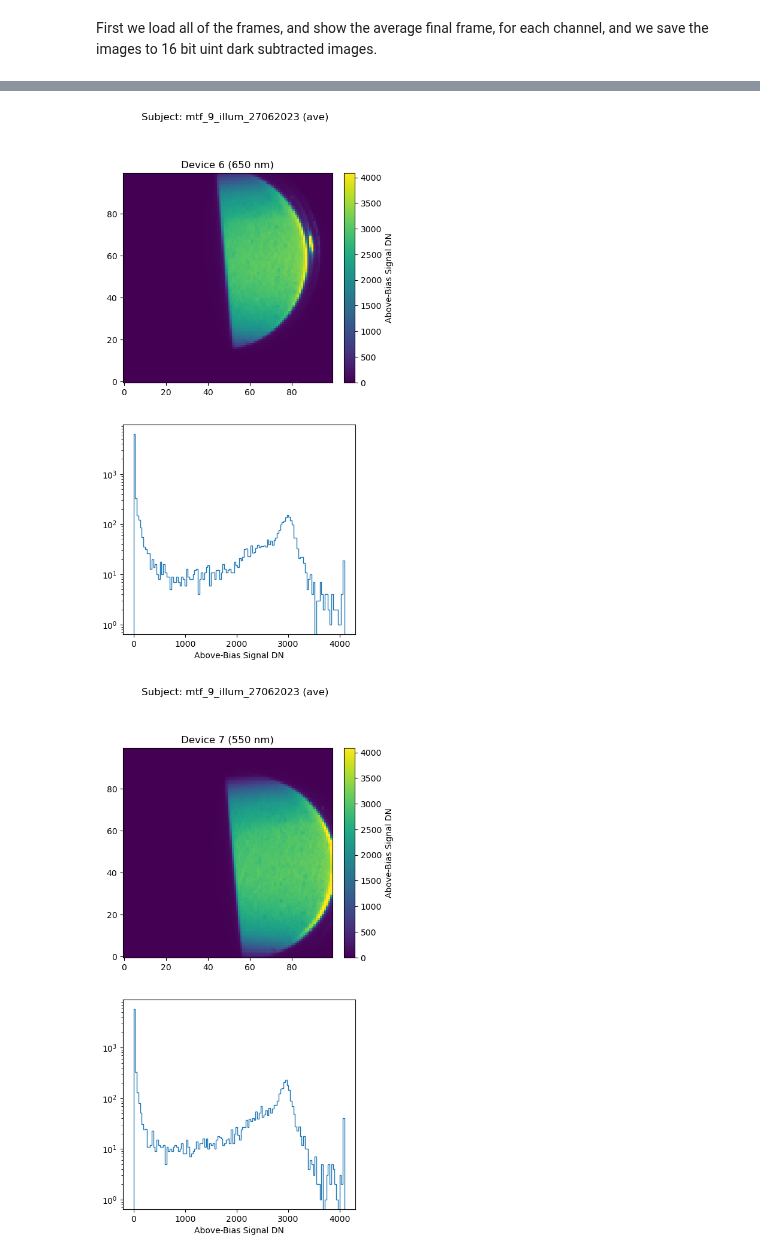
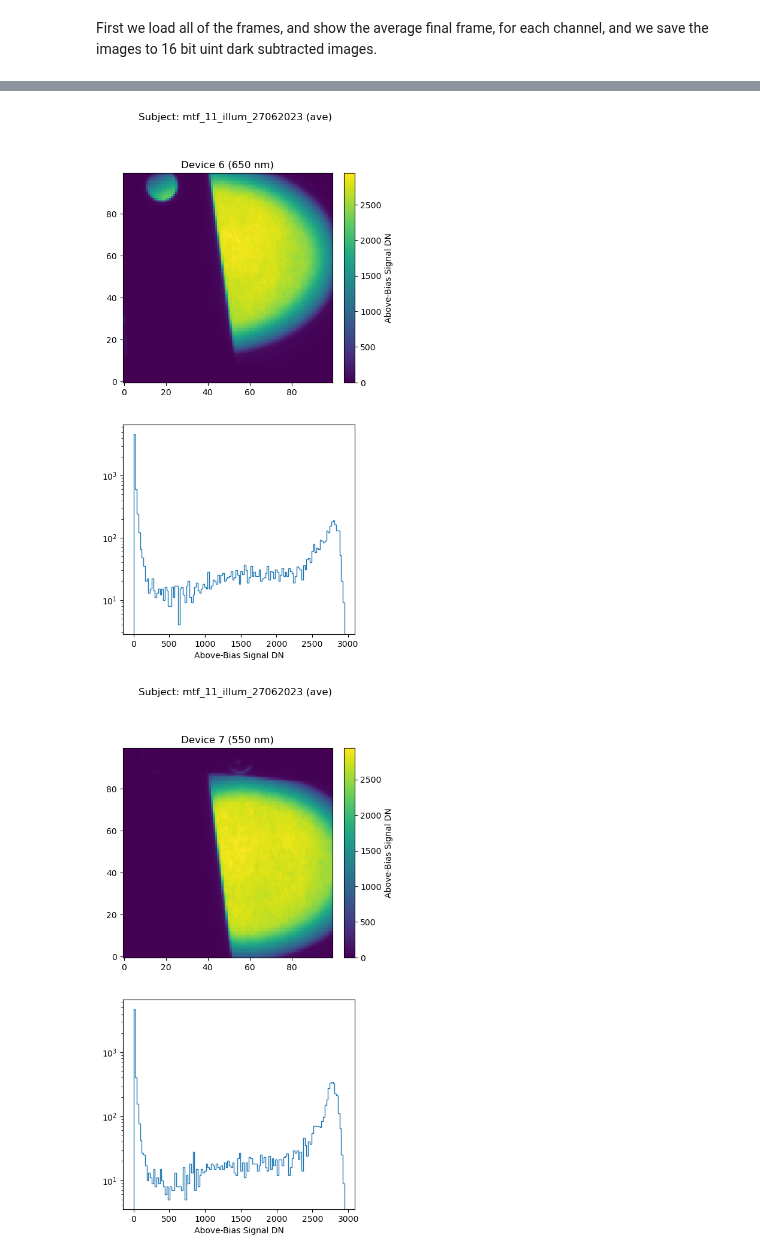
Before and after one commit to rbstabbins/orochi_simulator_control, a Jupyter notebook: notebooks/mtf_processing_22062023 copy.ipynb, the cells around one changed output, grey strips where cells are left out. Saved outputs shown, nothing was run; the diff lists cells and outputs as text; code cells hidden in the pictures.

```diff
--- a/notebooks/mtf_processing_22062023 copy.ipynb
+++ b/notebooks/mtf_processing_22062023 copy.ipynb
@@ -23,9 +23,9 @@ import pandas as pd
 # %% [markdown]
 First we load all of the frames, and show the average final frame, for each channel, and we save the images to 16 bit uint dark subtracted images.
 # %%
-subject = 'mtf_9_illum_27062023'
+subject = 'mtf_11_illum_27062023'
 illums = sorted(list(Path('..', 'data', subject).glob('[!.]*')))
-dark_subject = 'mtf_9_dark_27062023'
+dark_subject = 'mtf_11_dark_27062023'
 darks = sorted(list(Path('..', 'data', dark_subject).glob('[!.]*')))
 for i, channel in enumerate(illums):
         # print(darks[i])
@@ -39,7 +39,7 @@ for i, channel in enumerate(illums):
         # img_1.img_ave = np.divide(np.clip(img_1.img_ave, a_min=0, a_max=4096), 16).astype(np.uint8)
         img_1.img_ave = np.clip(img_1.img_ave, a_min=0, a_max=4096).astype(np.uint16)
         img_1.image_display()
-        img_1.subject = 'mtf_9_above_bias_crop_26062023'
+        img_1.subject = 'mtf_11_above_bias_crop_27062023'
         img_1.img_type = 'above_bias'
         img_1.save_tiff()
 # %% [output]
@@ -69,2 +69,2 @@ Error image written to ..\data\mtf_9_illum_27062023\7_550\550_error_above_bias.t
-[figure, old version]
+[figure, new version]
-[figure, old version]
+[figure, new version]
```
Also changed, not shown: parts of 1 cell of this notebook, 11 other files.
